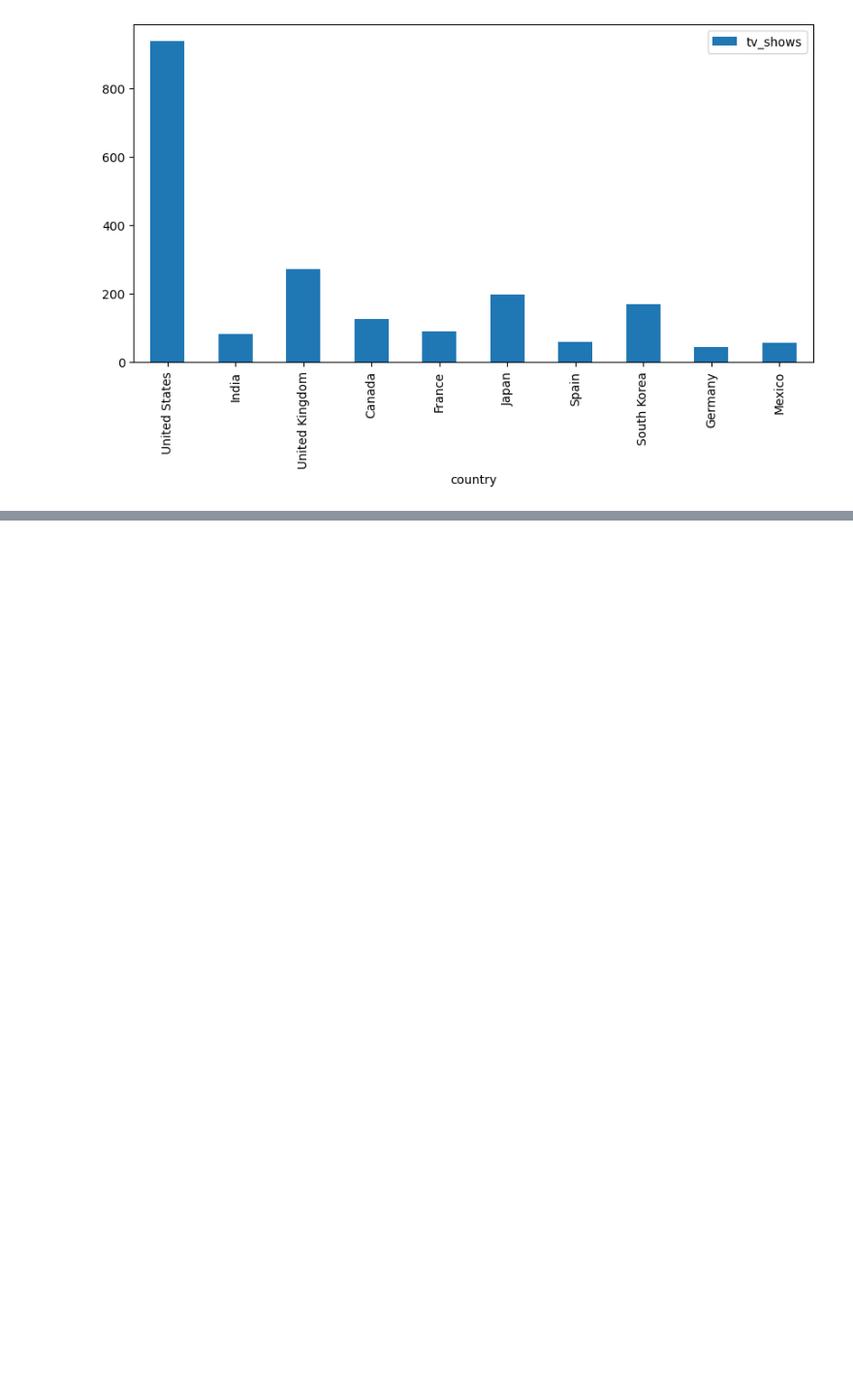
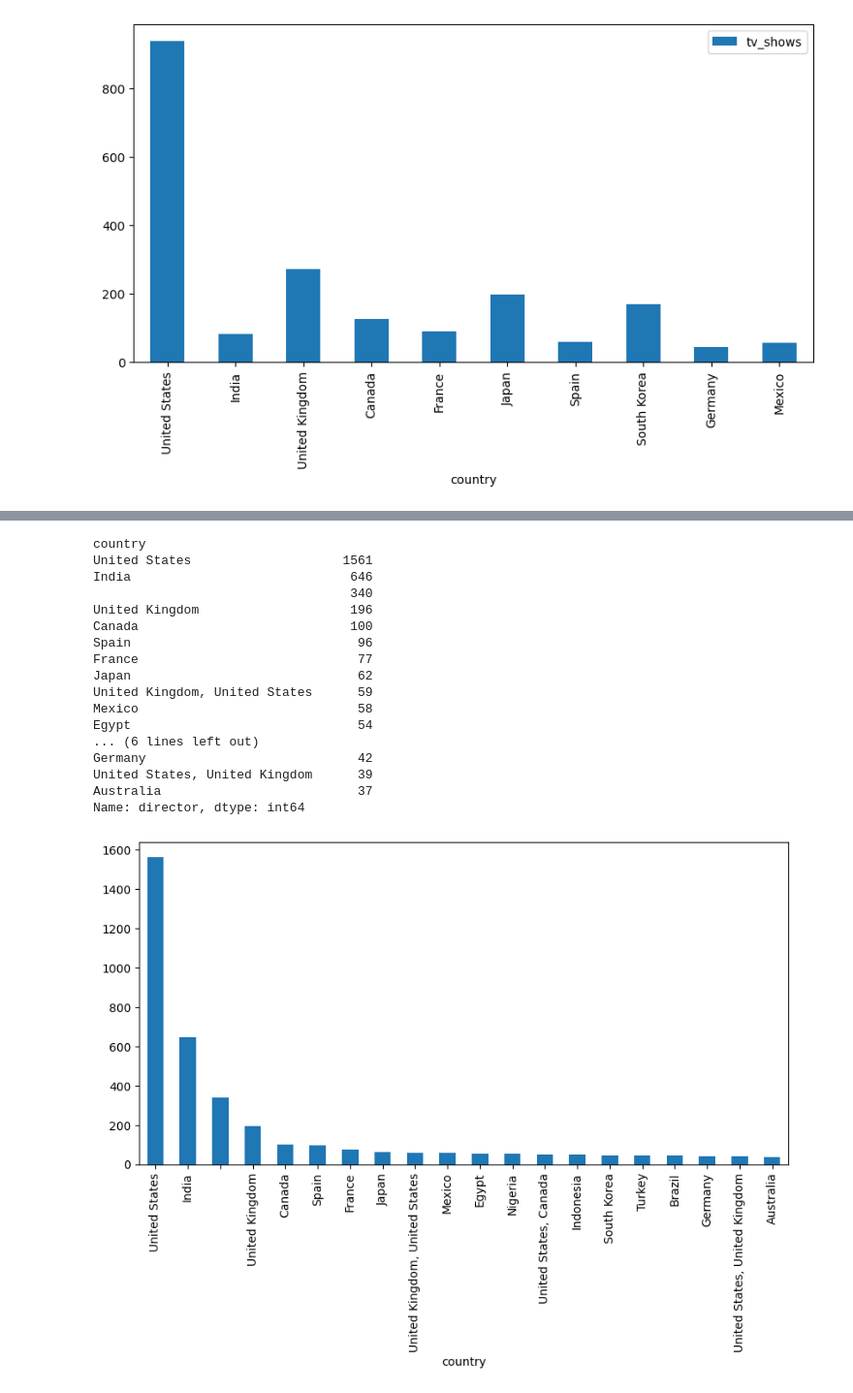
Before and after one commit to Alexey9991984/DataAnalysisPractice, a Jupyter notebook: notebooks/Netflix.ipynb, the cells around one changed output, grey strips where cells are left out. Shown at 97% size. Saved outputs shown, nothing was run; the diff lists cells and outputs as text; code cells hidden in the pictures; blank space fills up the shorter version.

```diff
--- a/notebooks/Netflix.ipynb
+++ b/notebooks/Netflix.ipynb
@@ -206,0 +256,22 @@ countries # график количества сериалов по страна
+# %%
+listed2.plot(kind='bar', x='listed_in', y='country', figsize=(10,5))
+listed2
+# %% [output]
+country
+United States                    1561
+India                             646
+                                  340
+United Kingdom                    196
+Canada                            100
+Spain                              96
+France                             77
+Japan                              62
+United Kingdom, United States      59
+Mexico                             58
+Egypt                              54
+... (6 lines left out)
+Germany                            42
+United States, United Kingdom      39
+Australia                          37
+Name: director, dtype: int64
+[figure, added]
```
Also changed, not shown: parts of 5 cells of this notebook, 1 other file.
